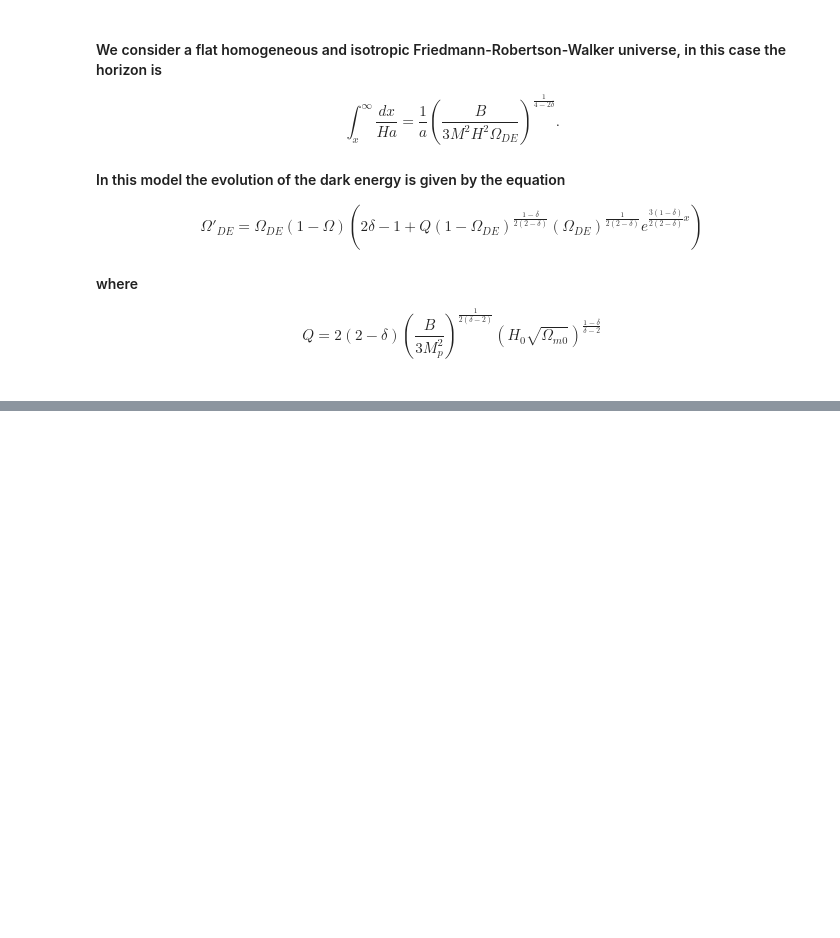
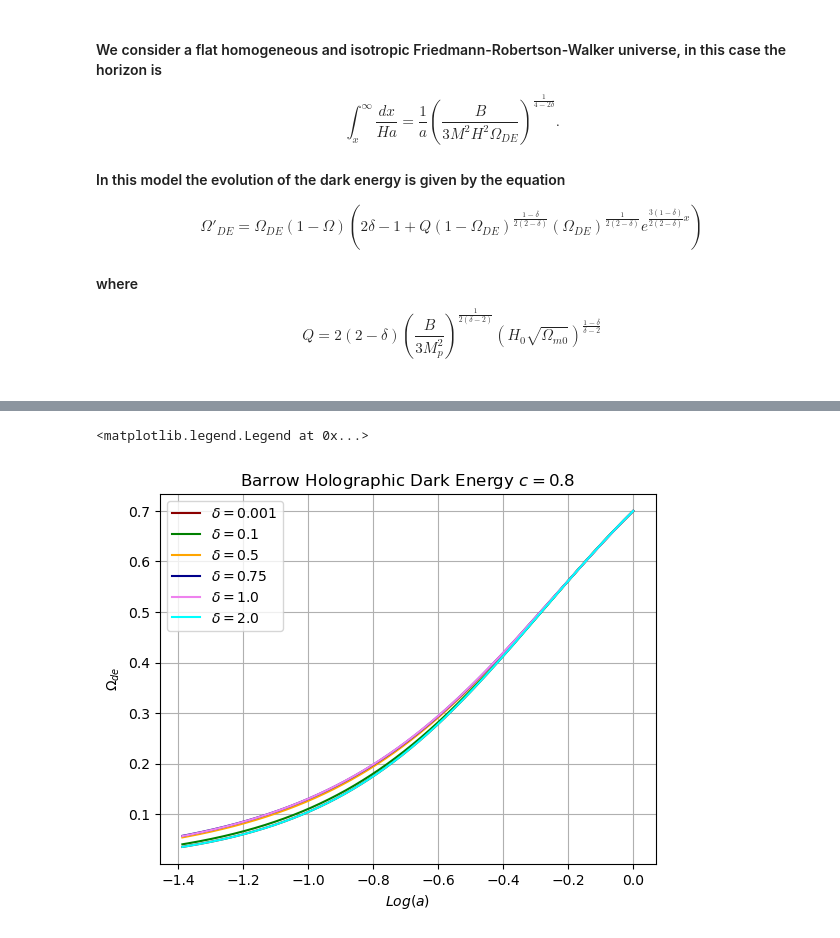
Before and after one commit to xlxnsxzpxtx/HolographicDE, a Jupyter notebook: holographics_models.ipynb, the cells around one changed output, grey strips where cells are left out. Drawn from its saved outputs; the diff is of its cells as text; code cells hidden in the pictures; blank space fills up the shorter version.

Commit message:
barrow1

```diff
--- a/holographics_models.ipynb
+++ b/holographics_models.ipynb
@@ -65,8 +65,8 @@ def tsallis_model4(Omega,x, d=0.9):
 # %%
 Om0 = 0.7
 x0 = np.log(1./(1+3))
-xf = 0.00001
-loga = np.linspace(xf,x0,5000)
+xf = 0.0000001
+loga = np.linspace(xf,x0,500)
 
 
 sol_tsallis = [odeint(tsallis_model0,Om0,loga),odeint(tsallis_model1,Om0,loga),odeint(tsallis_model2,Om0,loga),odeint(tsallis_model3,Om0,loga),odeint(tsallis_model4,Om0,loga)]
@@ -85,0 +140,27 @@ plt.grid()
+# %%
+# solutions
+sol_barrow0= odeint(barrow_model0, Om0, loga)
+sol_barrow1= odeint(barrow_model1, Om0, loga)
+sol_barrow2= odeint(barrow_model2, Om0, loga)
+sol_barrow3= odeint(barrow_model3, Om0, loga)
+sol_barrow4= odeint(barrow_model4, Om0, loga)
+sol_barrow5= odeint(barrow_model5, Om0, loga)
+
+#plots
+
+
+
+plt.plot(loga,sol_barrow0,color='darkred',label='$\delta = 0.001$')
+plt.plot(loga,sol_barrow1,color='green', label='$\delta = 0.1$')
+plt.plot(loga,sol_barrow2,color='orange',label='$\delta = 0.5$')
+plt.plot(loga,sol_barrow3,color='darkblue',label='$\delta = 0.75$')
+plt.plot(loga,sol_barrow4,color= 'violet',label='$\delta = 1.0$')
+plt.plot(loga,sol_barrow5,color='cyan',label='$\delta = 2.0$')
+plt.title('Barrow Holographic Dark Energy $c = 0.8$')
+plt.xlabel('$Log(a)$')
+plt.ylabel('$\Omega_{de}$')
+plt.grid()
+plt.legend()
+# %% [output]
+<matplotlib.legend.Legend at 0x...>
+[figure, added]
```
Also changed, not shown: parts of 8 cells of this notebook.
